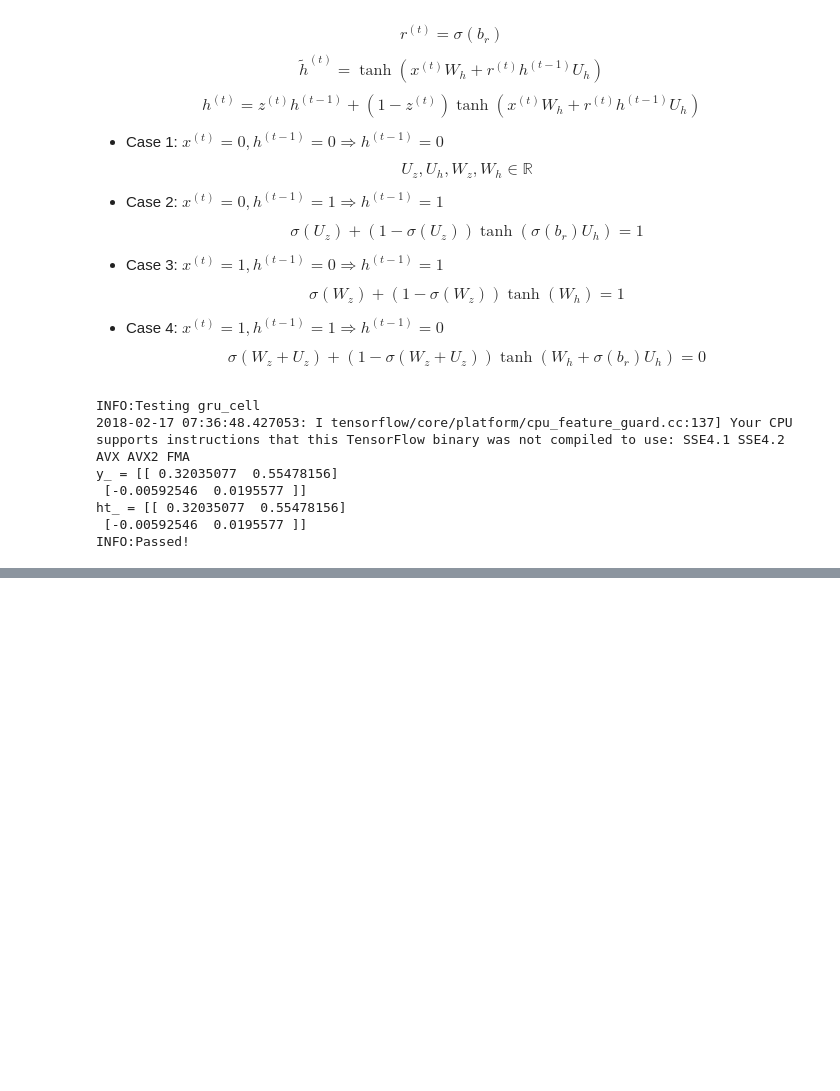
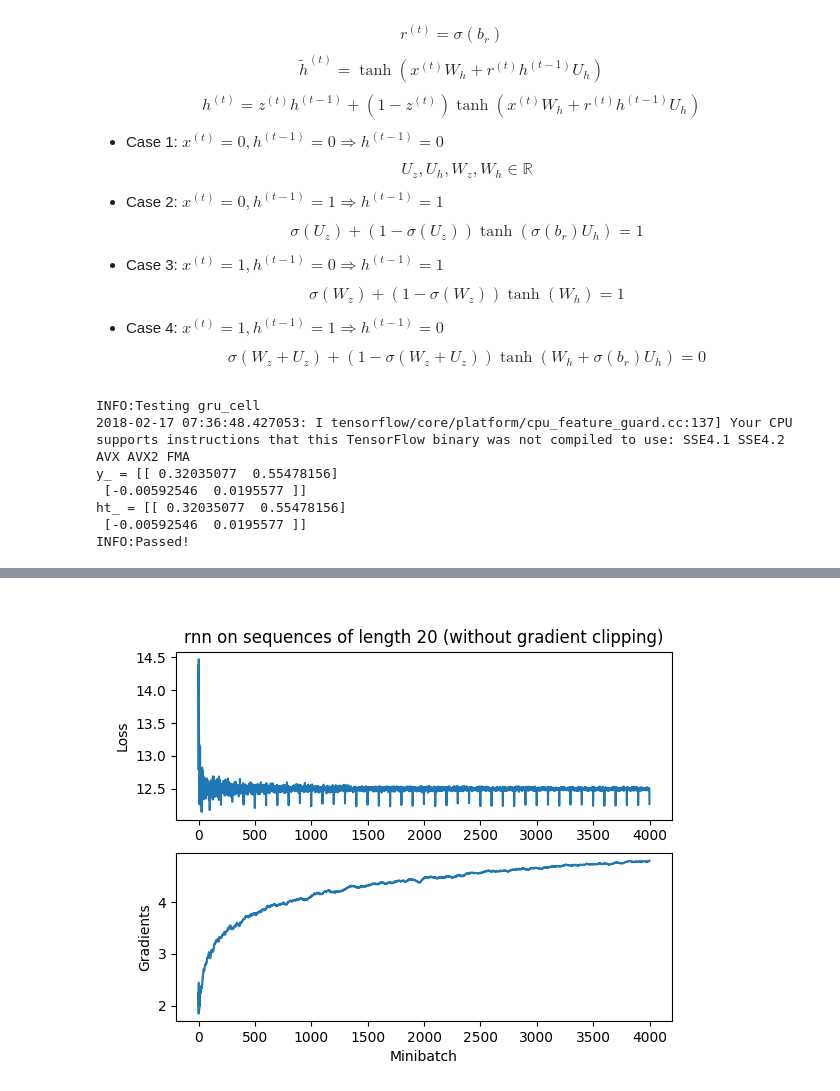
Before and after one commit to kesamet/CS224n, a Jupyter notebook: assignment3/mySols.ipynb, the cells around one changed output, grey strips where cells are left out. Cells and saved outputs as stored; diff of their text form; code cells hidden in the pictures; blank space fills up the shorter version.

```diff
--- a/assignment3/mySols.ipynb
+++ b/assignment3/mySols.ipynb
@@ -205 +248,5 @@ INFO:Epoch 40 out of 40
+# %%
+Image('q3-noclip-rnn.png')
+# %% [output]
+[figure, added]
 # %%
```
Also changed, not shown: parts of 10 cells of this notebook, 18 other files.
